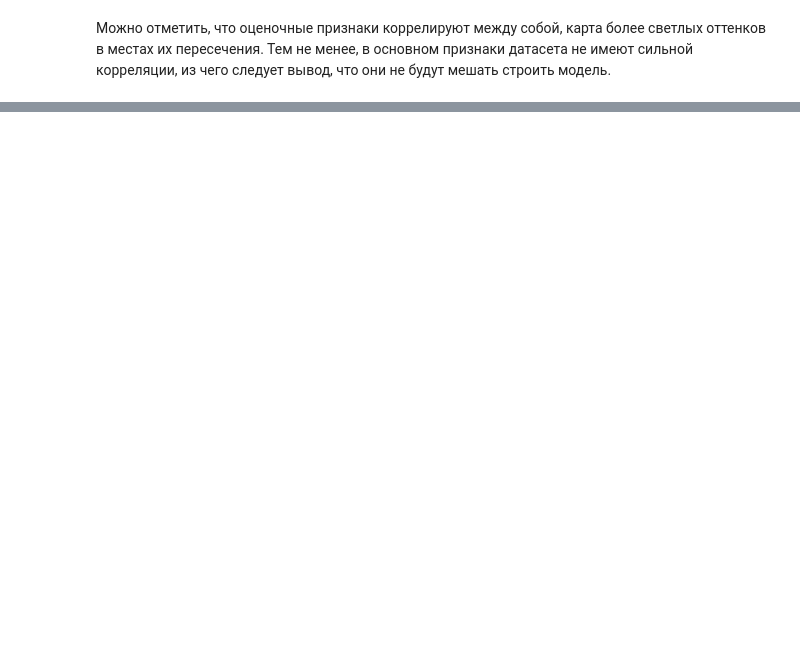
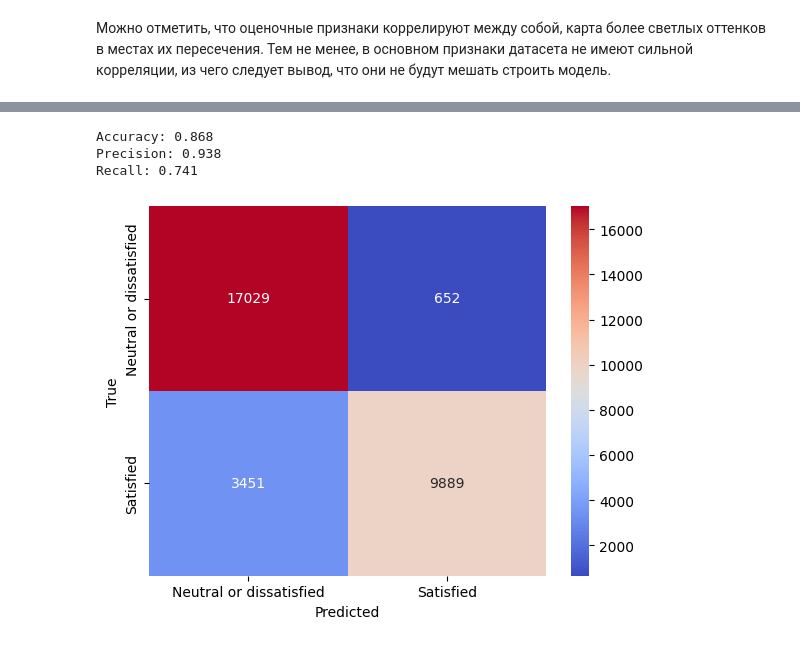
Before and after one commit to Koftarik/ML_service, a Jupyter notebook: Airline_clients.ipynb, the cells around one changed output, grey strips where cells are left out. Saved outputs shown, nothing was run; the diff lists cells and outputs as text; code cells hidden in the pictures; blank space fills up the shorter version.

```diff
--- a/Airline_clients.ipynb
+++ b/Airline_clients.ipynb
@@ -425,0 +563,24 @@ sns.heatmap(corr)
+# %%
+probs = model.predict_proba(X_test)
+# %%
+# повышаем точность
+precision_preds = probs[:,1] > 0.7
+
+print(f'Accuracy: {round(accuracy_score(y_test, precision_preds), 3)}')
+print(f'Precision: {round(precision_score(y_test, precision_preds), 3)}')
+print(f'Recall: {round(recall_score(y_test, precision_preds), 3)}')
+
+ax = sns.heatmap(confusion_matrix(y_test, precision_preds), annot=True, fmt='d', cmap='coolwarm')
+
+ax.set_xlabel('Predicted')
+ax.xaxis.set_ticklabels(['Neutral or dissatisfied', 'Satisfied'])
+
+ax.set_ylabel('True')
+ax.yaxis.set_ticklabels(['Neutral or dissatisfied', 'Satisfied'])
+
+plt.show()
+# %% [output]
+Accuracy: 0.868
+Precision: 0.938
+Recall: 0.741
+[figure, added]
```
Also changed, not shown: parts of 30 cells of this notebook.
